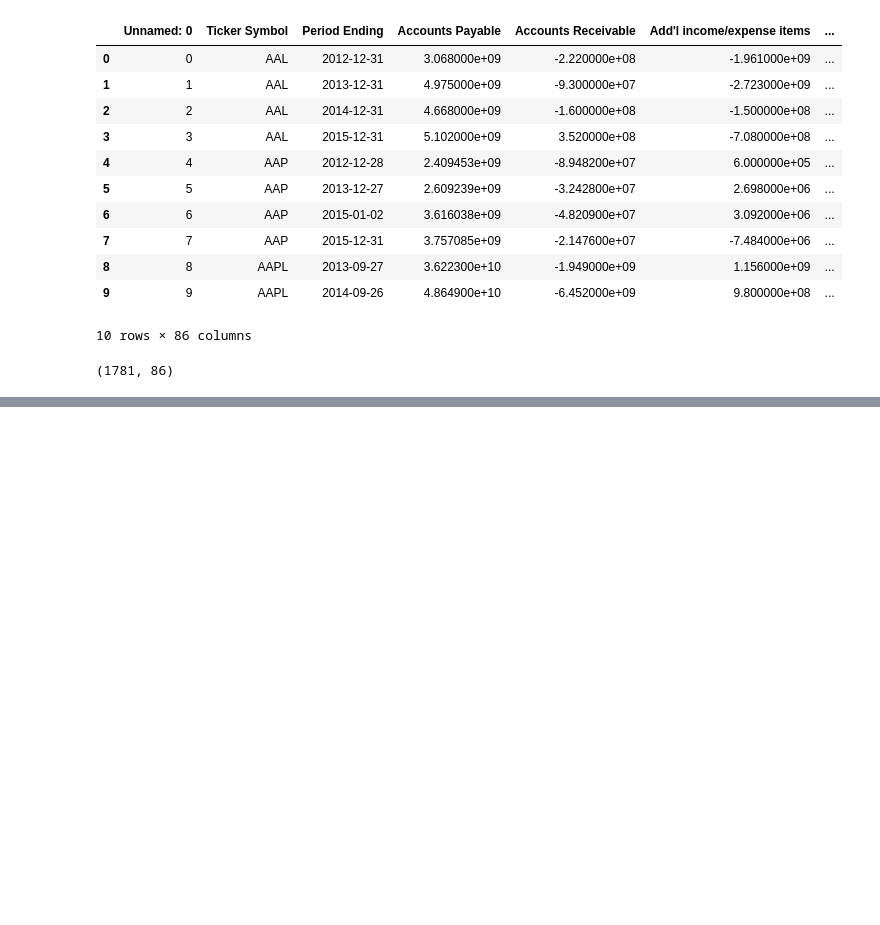
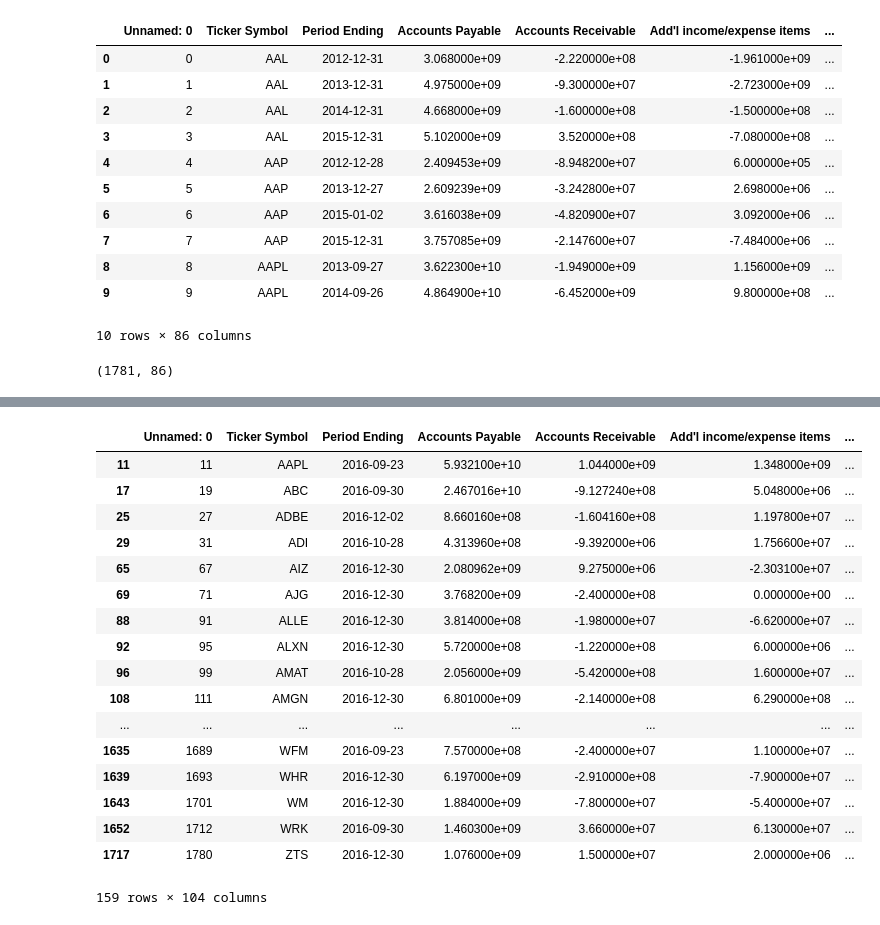
Before and after one commit to shiyuliu1/NYSE-Price-Risk-Prediction, a Jupyter notebook: Factor_generator.ipynb, the cells around one changed output, grey strips where cells are left out. Cells and saved outputs as stored; diff of their text form; code cells hidden in the pictures; blank space fills up the shorter version.

```diff
--- a/Factor_generator.ipynb
+++ b/Factor_generator.ipynb
@@ -201,0 +231,6 @@ df_fillna[df_fillna['date'].isnull()]
+# %%
+df_check_previous_year = df_check_previous_year[df_check_previous_year['date_y'].notnull() | df_check_previous_year['date'].notnull()]
+df_fillna_final = df_fillna.iloc[df_check_previous_year.index]
+# %%
+df_fillna_final = df_fillna_final.reset_index()
+df_fillna_final.drop(['index'],axis=1,inplace=True)
@@ -201,0 +255,5 @@ df_fillna[df_fillna['date'].isnull()]
+# %%
+df_fillna_final["Next PE"] = (pd.DatetimeIndex(df_fillna_final['Period Ending']) + pd.offsets.Day(189)).astype(str)
+df_fillna_final["Next PE2"] = (pd.DatetimeIndex(df_fillna_final['Period Ending']) + pd.offsets.Day(196)).astype(str)
+display(df_fillna_final.head(10))
+print(df_fillna_final.shape)
@@ -201,0 +274,5 @@ df_fillna[df_fillna['date'].isnull()]
+# %%
+df_check_next_year = pd.merge(df_fillna_final, prices,  how='left', left_on=['Ticker Symbol','Next PE'], right_on = ['symbol','date'])
+df_check_next_year = pd.merge(df_check_next_year, prices, how='left', left_on=['Ticker Symbol','Next PE2'], right_on = ['symbol','date'])
+display(df_check_next_year.head(10))
+print(df_check_next_year.shape)
@@ -201,0 +293,21 @@ df_fillna[df_fillna['date'].isnull()]
+# %%
+df_check_next_year[df_check_next_year['date_y'].isnull() & df_check_next_year['date'].isnull()]
+# %% [output]
+|  | Unnamed: 0 | Ticker Symbol | Period Ending | Accounts Payable | Accounts Receivable | Add'l income/expense items | ... |
+| 11 | 11 | AAPL | 2016-09-23 | 5.932100e+10 | 1.044000e+09 | 1.348000e+09 | ... |
+| 17 | 19 | ABC | 2016-09-30 | 2.467016e+10 | -9.127240e+08 | 5.048000e+06 | ... |
+| 25 | 27 | ADBE | 2016-12-02 | 8.660160e+08 | -1.604160e+08 | 1.197800e+07 | ... |
+| 29 | 31 | ADI | 2016-10-28 | 4.313960e+08 | -9.392000e+06 | 1.756600e+07 | ... |
+| 65 | 67 | AIZ | 2016-12-30 | 2.080962e+09 | 9.275000e+06 | -2.303100e+07 | ... |
+| 69 | 71 | AJG | 2016-12-30 | 3.768200e+09 | -2.400000e+08 | 0.000000e+00 | ... |
+| 88 | 91 | ALLE | 2016-12-30 | 3.814000e+08 | -1.980000e+07 | -6.620000e+07 | ... |
+| 92 | 95 | ALXN | 2016-12-30 | 5.720000e+08 | -1.220000e+08 | 6.000000e+06 | ... |
+| 96 | 99 | AMAT | 2016-10-28 | 2.056000e+09 | -5.420000e+08 | 1.600000e+07 | ... |
+| 108 | 111 | AMGN | 2016-12-30 | 6.801000e+09 | -2.140000e+08 | 6.290000e+08 | ... |
+| ... | ... | ... | ... | ... | ... | ... | ... |
+| 1635 | 1689 | WFM | 2016-09-23 | 7.570000e+08 | -2.400000e+07 | 1.100000e+07 | ... |
+| 1639 | 1693 | WHR | 2016-12-30 | 6.197000e+09 | -2.910000e+08 | -7.900000e+07 | ... |
+| 1643 | 1701 | WM | 2016-12-30 | 1.884000e+09 | -7.800000e+07 | -5.400000e+07 | ... |
+| 1652 | 1712 | WRK | 2016-09-30 | 1.460300e+09 | 3.660000e+07 | 6.130000e+07 | ... |
+| 1717 | 1780 | ZTS | 2016-12-30 | 1.076000e+09 | 1.500000e+07 | 2.000000e+06 | ... |
+159 rows × 104 columns
```
Also changed, not shown: parts of 39 cells of this notebook, 4 other files.
